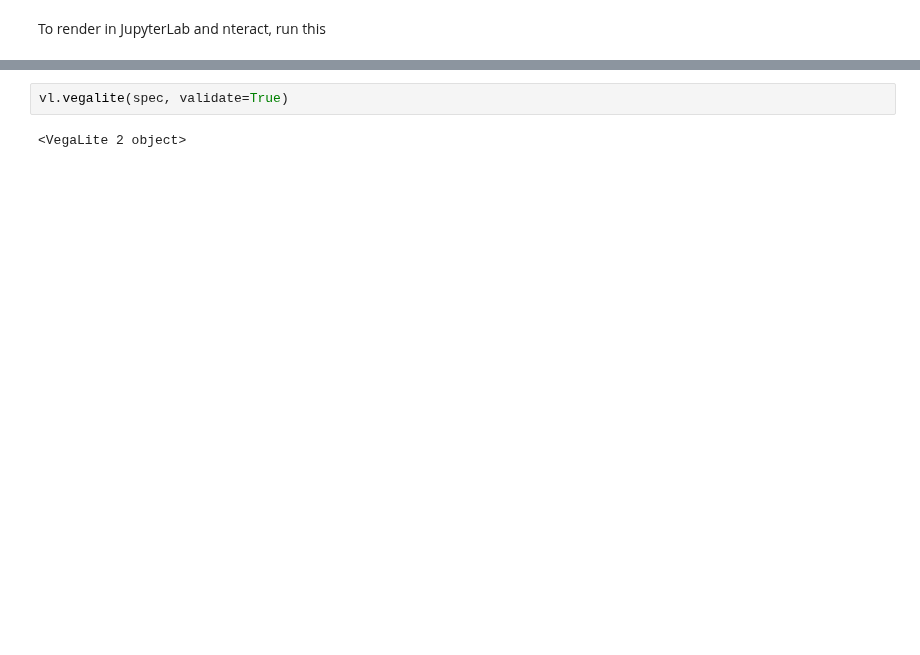
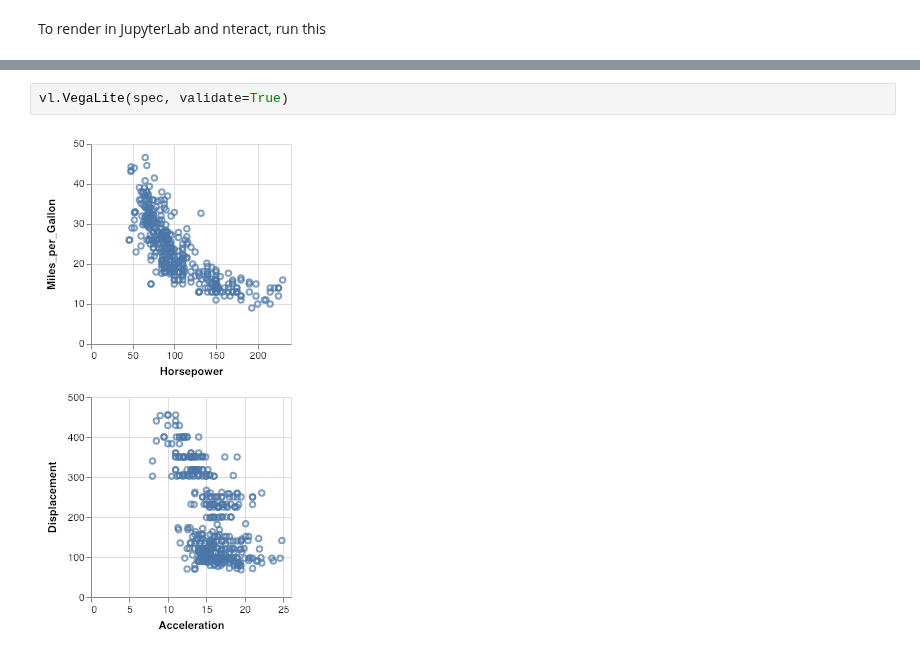
Before and after one commit to vega/altair, a Jupyter notebook: notebooks/VegaLite2Test.ipynb, the cells around one changed output, grey strips where cells are left out. Cells and saved outputs as stored; diff of their text form; blank space fills up the shorter version.

```diff
--- a/notebooks/VegaLite2Test.ipynb
+++ b/notebooks/VegaLite2Test.ipynb
@@ -73,7 +78,7 @@ vl.renderers.get()(spec)
  {})
 # %%
-vl.vegalite(spec, validate=True)
+vl.VegaLite(spec, validate=True)
 # %% [output]
-<VegaLite 2 object>
+[figure, added]
 # %%
 vl.renderers.enable('json')
```
Also changed, not shown: parts of 6 cells of this notebook, 3 other files.
